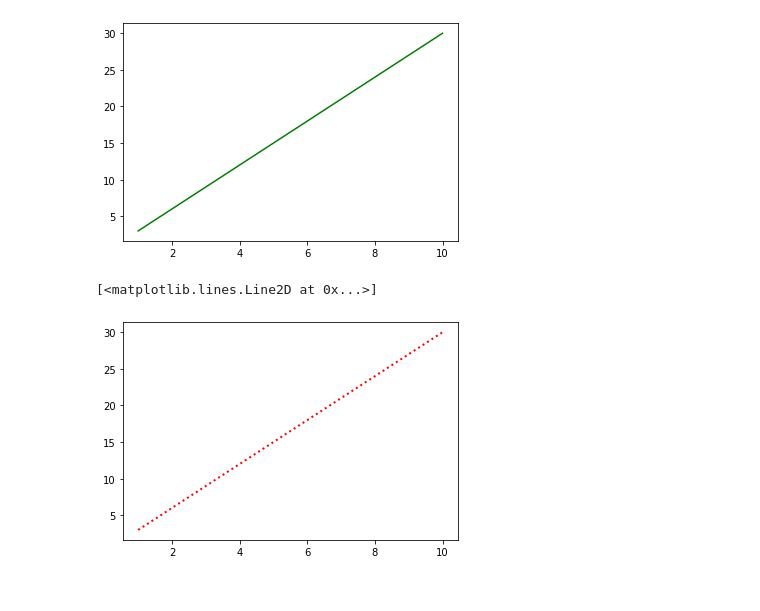
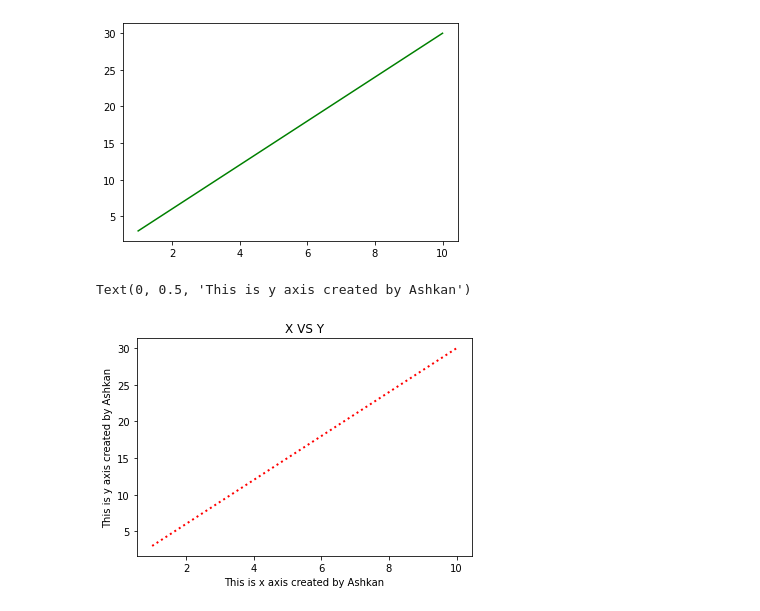
Before and after one commit to ashkanmulla/Python, a Jupyter notebook: Matplotlib_Practice.ipynb, the cells around one changed output. Cells and saved outputs as stored; diff of their text form; code cells hidden in the pictures.

```diff
--- a/Matplotlib_Practice.ipynb
+++ b/Matplotlib_Practice.ipynb
@@ -28,8 +28,11 @@ plt.plot(x,y,color= "g")
 # %% [output]
 [<matplotlib.lines.Line2D at 0x...>]
 [figure]
-# %%
-plt.plot(x,y,color= "r", linestyle = ":", linewidth = 2)
-# %% [output]
-[<matplotlib.lines.Line2D at 0x...>]
-[figure, removed]
+# %%
+plt.plot(x,y,color= "r", linestyle = ":", linewidth = 2)
+plt.title("X VS Y")
+plt.xlabel("This is x axis created by Ashkan")
+plt.ylabel("This is y axis created by Ashkan")
+# %% [output]
+Text(0, 0.5, 'This is y axis created by Ashkan')
+[figure, added]
```
Also changed, not shown: parts of 12 cells of this notebook.
